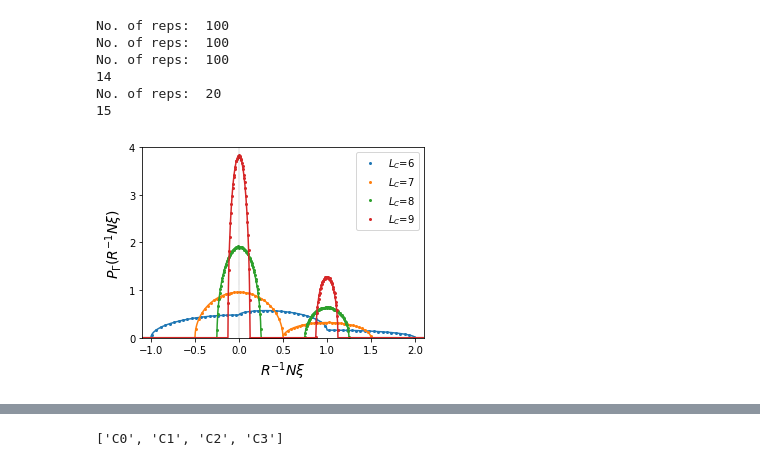
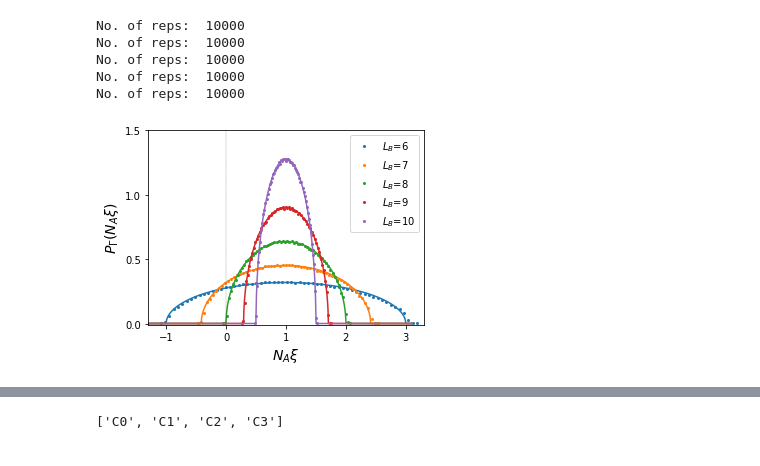
Before and after one commit to hassan-shap/RMT, a Jupyter notebook: pp_neg_spec.ipynb, the cells around one changed output, grey strips where cells are left out. Drawn from its saved outputs; the diff is of its cells as text; code cells hidden in the pictures.

```diff
--- a/pp_neg_spec.ipynb
+++ b/pp_neg_spec.ipynb
@@ -13,8 +13,8 @@ from quimb import *
 import time
 # %%
 out_dir = 'data/'
-r=4 # local Hilbert space dim
-symm=1
+r=2 # local Hilbert space dim
+symm=0
 
 if r>4:
     L_sw=np.arange(8,13)
@@ -31,7 +31,6 @@ def semicirc_dist(Q,x,x0):
     R= 2*sqrt(Q)
     fx= 2/(pi*R**2)*(R**2-(x-x0)**2+0j)**0.5
     return fx
-
 
 plt.figure(figsize=(4.8,3.6))
 for i_l in range(len(L_sw)):
@@ -53,9 +52,12 @@ for i_l in range(len(L_sw)):
     else:
         continue
 
-    if r**Lc > 4* r**(La+Lb)+1:
-        num_bins = 200
-        print(L)
+    if symm==1:
+        if r**Lc > 4* r**(La+Lb)+1:
+            num_bins = 200
+            print(L)
+        else:
+            num_bins = 60
     else:
         num_bins = 60
 
@@ -67,53 +69,56 @@ for i_l in range(len(L_sw)):
     else:
         n= n/np.sum(n)/(bin_edges[1]-bin_edges[0])
 
-    plt.plot(bins_center,n,'o',markersize=2,color='C%d' % (i_l), label='$L_C$=%d' % (Lc))
+    plt.plot(bins_center,n,'o',markersize=2,color='C%d' % (i_l), label='$L_B$=%d' % (Lc))
 #     plt.semilogy(bins_center,n,'o',markersize=2,color='C%d' % (i_l), label='$L_C$=%d' % (Lc))
 
 
     if r>2:
         xplot=np.linspace(-1.3,2.3,1000)
     else:
-        xplot=np.linspace(-1.9,2.9,1000)
+        if symm==1:
+            xplot=np.linspace(-1.9,2.9,1000)
+        else:
+            xplot=np.linspace(-1.9,3.1,1000)
 
     if symm==1:
         fx1= semicirc_dist(Na*Nb/r**(Lc+1),xplot,0)*(r-1)/r
         fx2= semicirc_dist(Na*Nb/r**(Lc+1),xplot,1)/r
         plt.plot(xplot,np.real(fx1+fx2),color='C%d' % (i_l))
 #         plt.semilogy(xplot,np.real(fx1+fx2),color='C%d' % (i_l))
     else:
         fx= semicirc_dist(Na*Nb/r**Lc,xplot,1)
         plt.plot(xplot,np.real(fx),color='C%d' % (i_l))
 
 
 lw=0.2
-ymax=4
+ymax=1.5 #4
 plt.plot( [0,0],[0,ymax],'k--',linewidth=lw)
 plt.ylim(-0.01,ymax)
-plt.xlim(-1.1,2.1)
-plt.yticks(np.arange(0.,ymax+0.1,1))
+# plt.xlim(-1.1,2.1)
+plt.xlim(-1.3,3.3)
+plt.yticks(np.arange(0.,ymax+0.1,0.5))
 plt.legend()
 fsize=14
 if symm==1:
-    plt.ylabel(r'$P_\Gamma(R^{-1} N \xi)$',fontsize = fsize)
-    plt.xlabel(r"$R^{-1} N \xi$",fontsize = fsize)
+    plt.ylabel(r'$P_\Gamma(R^{-1} N_A \xi)$',fontsize = fsize)
+    plt.xlabel(r"$R^{-1} N_A \xi$",fontsize = fsize)
 else:
-    plt.ylabel(r'$P_\Gamma(N \xi)$',fontsize = fsize)
-    plt.xlabel(r"$N \xi$",fontsize = fsize)
+    plt.ylabel(r'$P_\Gamma(N_A \xi)$',fontsize = fsize)
+    plt.xlabel(r"$N_A \xi$",fontsize = fsize)
 
 plt.tight_layout()
-# if symm==1:
-#     plt.savefig('figs/NS_r_%d_LA_%d_symm.pdf' % (r,La+Lb))
-# else:
-#     plt.savefig('figs/NS_r_%d_LA_%d.pdf' % (r,La+Lb))
+if symm==1:
+    plt.savefig('figs/NS_r_%d_LA_%d_symm.pdf' % (r,La+Lb))
+else:
+    plt.savefig('figs/NS_r_%d_LA_%d.pdf' % (r,La+Lb))
 plt.show()
 # %% [output]
-No. of reps:  100
-No. of reps:  100
-No. of reps:  100
-14
-No. of reps:  20
-15
+No. of reps:  10000
+No. of reps:  10000
+No. of reps:  10000
+No. of reps:  10000
+No. of reps:  10000
-[figure, old version]
+[figure, new version]
 # %%
 out_dir = 'data/'
```
Also changed, not shown: parts of 3 cells of this notebook, 10 other files.
